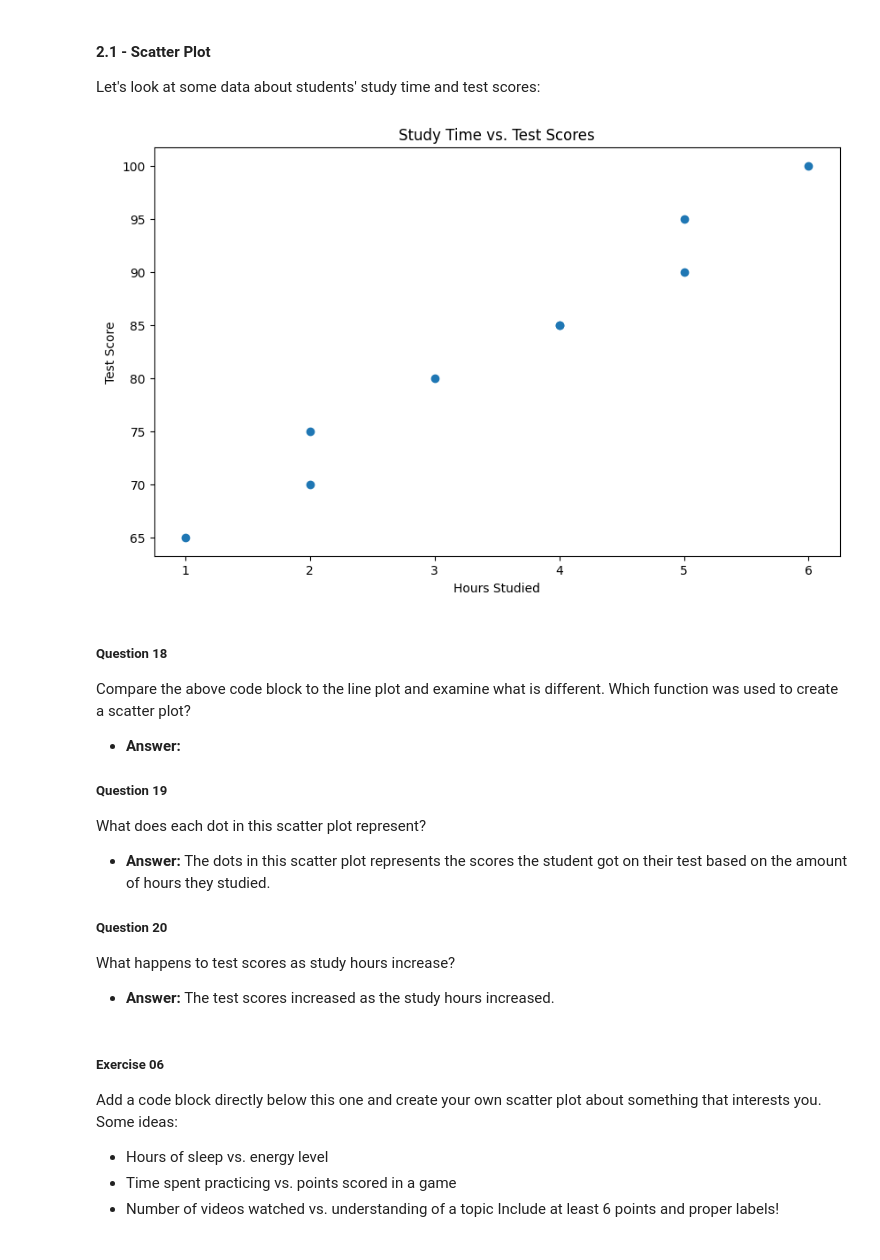
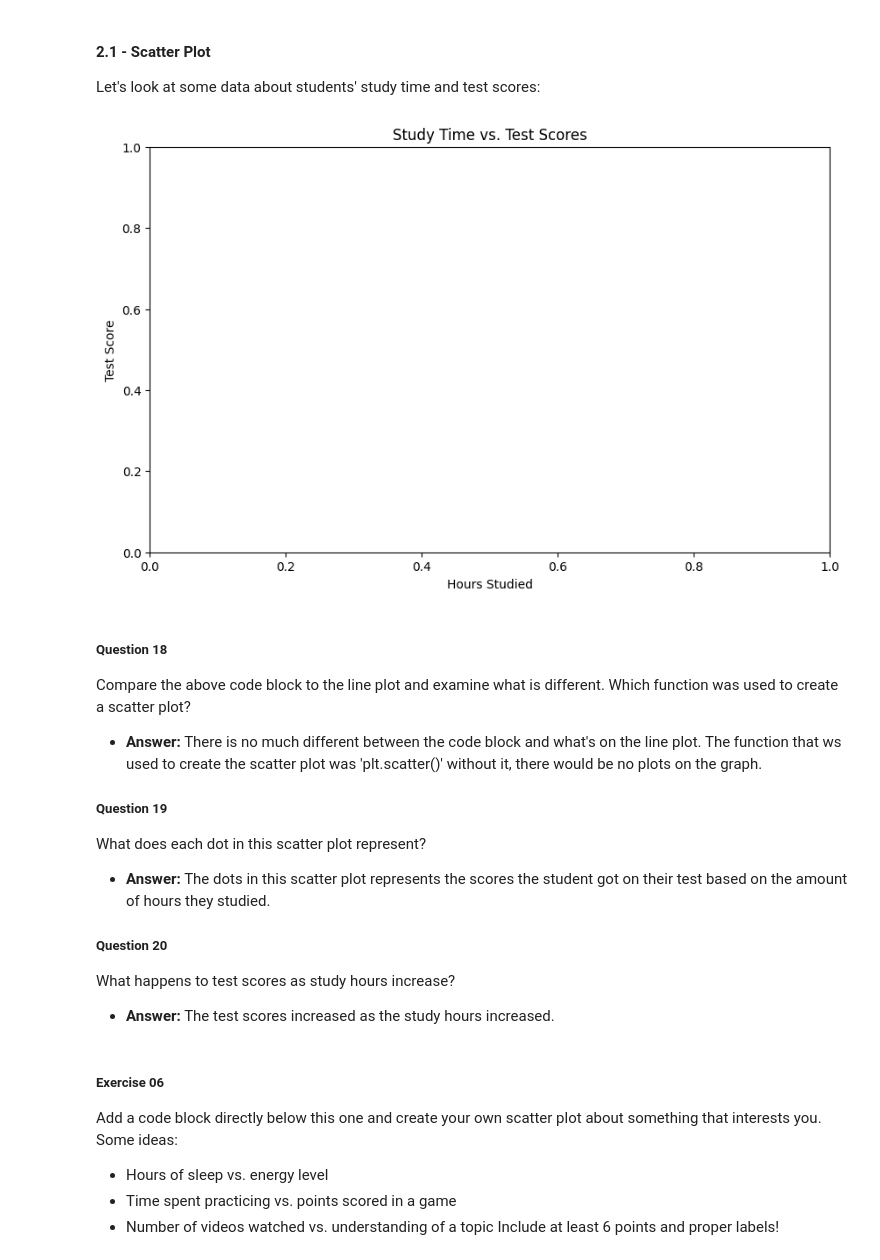
Before and after one commit to sugaazz1/unit-3-ai, a Jupyter notebook: 02-intro/intro-to-notebooks.ipynb, the cells around one changed output. Cells and saved outputs as stored; diff of their text form; code cells hidden in the pictures.

```diff
--- a/02-intro/intro-to-notebooks.ipynb
+++ b/02-intro/intro-to-notebooks.ipynb
@@ -299,19 +298,19 @@ Let's look at some data about students' study time and test scores:
 # %%
 study_hours = [1, 2, 2, 3, 4, 4, 5, 5, 6]
 test_scores = [65, 70, 75, 80, 85, 85, 90, 95, 100]
 
 plt.figure(figsize=(10, 6))
-plt.scatter(study_hours, test_scores)
+#plt.scatter(study_hours, test_scores)
 plt.title('Study Time vs. Test Scores')
 plt.xlabel('Hours Studied')
 plt.ylabel('Test Score')
 plt.show()
 # %% [output]
-[figure, old version]
+[figure, new version]
 # %% [markdown]
 ##### Question 18
 Compare the above code block to the line plot and examine what is different. Which function was used to create a scatter plot?
-- **Answer:**
+- **Answer:** There is no much different between the code block and what's on the line plot. The function that ws used to create the scatter plot was 'plt.scatter()' without it, there would be no plots on the graph.
 
 ##### Question 19
 What does each dot in this scatter plot represent?
```
Also changed, not shown: parts of 5 cells of this notebook.
